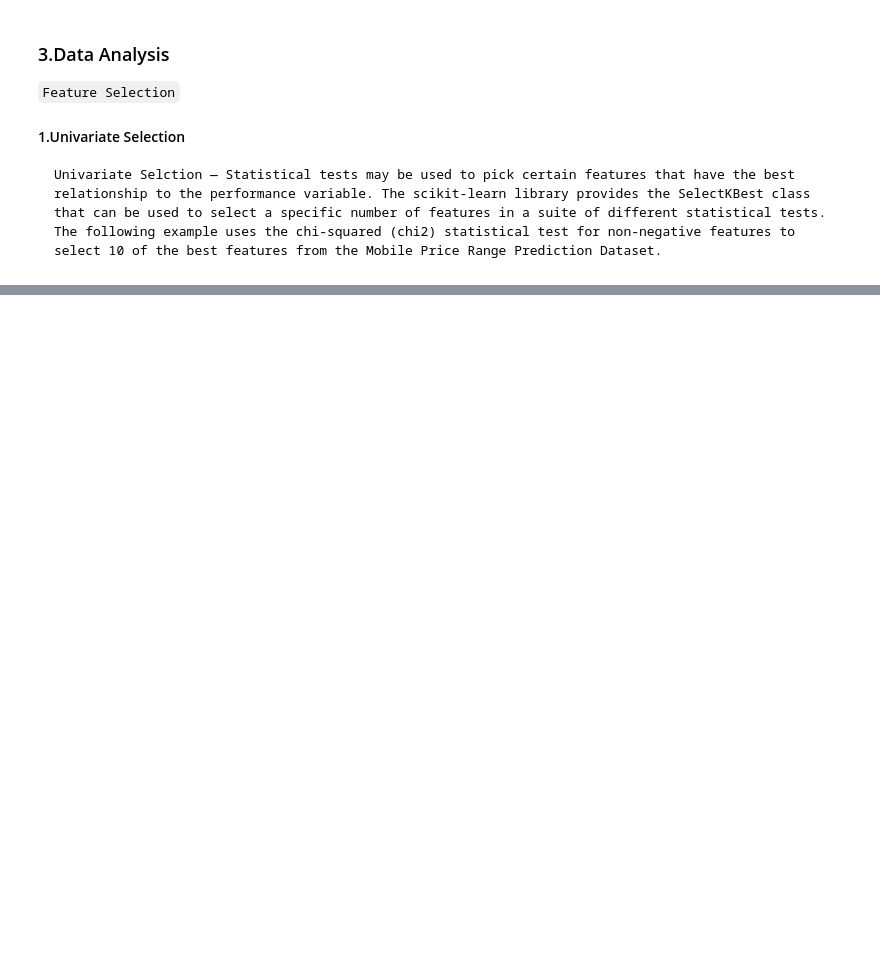
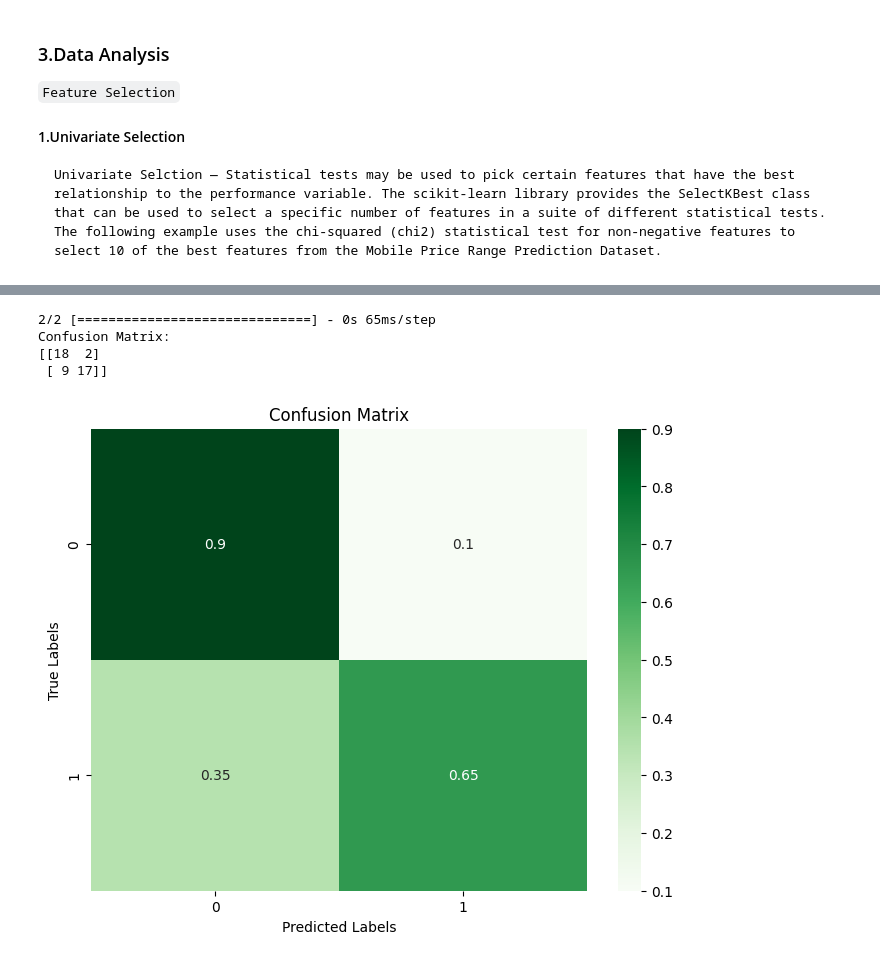
Before and after one commit to Eluzai/CVD_prediction_using_Bi-LSTM, a Jupyter notebook: CVD_Prediction_Model.ipynb, the cells around one changed output, grey strips where cells are left out. Saved outputs shown, nothing was run; the diff lists cells and outputs as text; code cells hidden in the pictures; blank space fills up the shorter version.

```diff
--- a/CVD_Prediction_Model.ipynb
+++ b/CVD_Prediction_Model.ipynb
@@ -258,3 +394,10 @@ X_train, X_test, y_train, y_test = train_test_split(X, y, test_size=0.2, random_
+# %%
+# X_train, X_test, y_train, y_test = train_test_split(X, y, test_size=0.2, random_state=42)
+# Split the dataset into train and test sets (80% train, 20% test)
+X_train, X_test, y_train, y_test = train_test_split(X, y, test_size=0.3, random_state=42)
+
+# Split the test set into test and validation sets (50% test, 50% validation)
+X_test, X_val, y_test, y_val = train_test_split(X_test, y_test, test_size=0.5, random_state=42)
 # %%
 # Reshape the input data for LSTM (assuming input shape is 2D)
 X_train_lstm = np.reshape(np.array(X_train), (X_train.shape[0], X_train.shape[1], 1))
@@ -279,3 +420,4 @@ cvd_lstm(X_train_lstm)
 # %%
 # Train the model
-model.fit(X_train, y_train, batch_size=32, epochs=20, validation_data=(X_test, y_test))
+# model.fit(X_train, y_train, batch_size=32, epochs=20, validation_data=(X_test, y_test))
+history = model.fit(X_train_lstm, y_train, batch_size=16, epochs=20, validation_data=(X_test, y_test))
@@ -393,3 +450,0 @@ fX_test_lstm = np.reshape(np.array(fX_test), (fX_test.shape[0], fX_test.shape[1]
-# %%
-cvd_lstm(fX_train_lstm)
-model.fit(fX_train, fy_train, batch_size=32, epochs=20, validation_data=(fX_test, fy_test))
@@ -423,0 +451,28 @@ Test Accuracy: 0.5050
+# %%
+from sklearn.metrics import confusion_matrix, classification_report
+# predict the class labels for the testing set
+y_pred = model.predict(X_val)#(X_test_lstm)
+y_pred = (y_pred > 0.5).astype(int)
+
+# print the confusion matrix
+# cm = confusion_matrix(y_test, y_pred)
+cm = confusion_matrix(y_val, y_pred)
+print("Confusion Matrix:")
+print(cm)
+
+# normalize the matrix
+cm_norm = cm.astype('float') / cm.sum(axis=1)[:, np.newaxis]
+
+# plot the matrix
+plt.figure(figsize=(8, 6))
+sns.heatmap(cm_norm, annot=True, cmap='Greens')
+plt.xlabel('Predicted Labels')
+plt.ylabel('True Labels')
+plt.title('Confusion Matrix')
+plt.show()
+# %% [output]
+2/2 [==============================] - 0s 65ms/step
+Confusion Matrix:
+[[18  2]
+ [ 9 17]]
+[figure, added]
```
Also changed, not shown: parts of 36 cells of this notebook.
